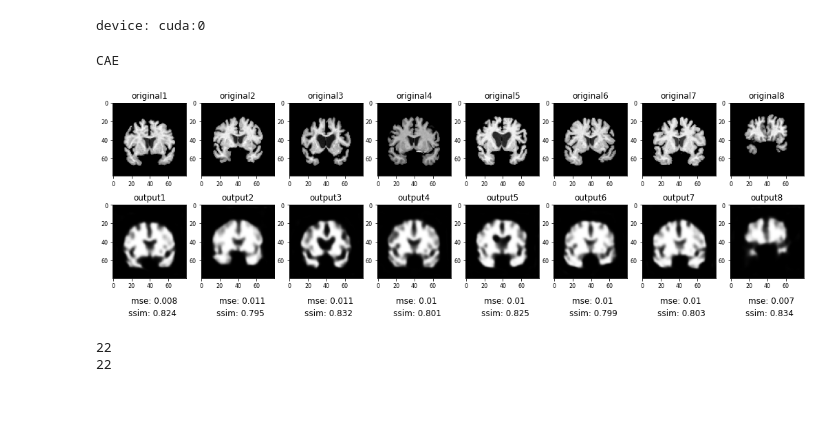
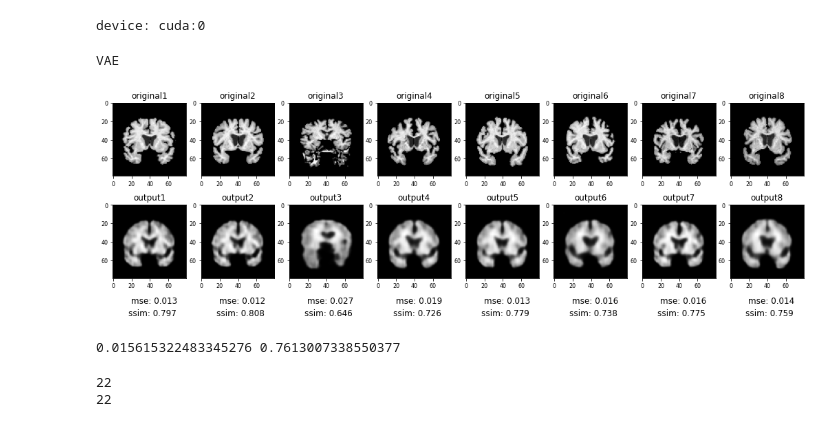
Before and after one commit to Shuya25/mri-ccv, a Jupyter notebook: mri_cae.ipynb, the cells around one changed output. Drawn from its saved outputs; the diff is of its cells as text; code cells hidden in the pictures.

```diff
--- a/mri_cae.ipynb
+++ b/mri_cae.ipynb
@@ -77,7 +77,7 @@ def parser():
     parser.add_argument("--log", type=str, default="output")
     parser.add_argument("--n_train", type=float, default=0.8)
     parser.add_argument("--train_or_loadnet", type=str, default="loadnet")    # train or loadnet
-    parser.add_argument("--model", type=str, default="CAE")     # VAE or CAE
+    parser.add_argument("--model", type=str, default="VAE")     # VAE or CAE
     args = parser.parse_args(args=[])
     return args
 
@@ -145,7 +145,7 @@ if args.model == "VAE":
 
     os.makedirs(log_path, exist_ok=True)
 
-    net = models.Vaee()
+    net = models.Vae()
 
     net.load_state_dict(torch.load(log_path+'vae_weight.pth'))
 
@@ -163,35 +163,36 @@ if args.model == "VAE":
     show_image(image, output)
     mse, ssim = calc_ssim(image, output)
     print(mse, ssim)
     # pil_img = Image.fromarray(np.flip(output[0].numpy().reshape(80, 80, 80).transpose(1,2,0)[50],0) * 255)
     # pil_img = pil_img.convert("L")
     #pil_img.save(log_path+"img/vae_output_img.jpg")
 
 
 elif args.model == "CAE":
     print("CAE")
     log_path = "./logs/" + args.log + "_cae/"
     os.makedirs(log_path, exist_ok=True)
 
     net = models.Cae()
     net.load_state_dict(torch.load(log_path+'cae_weight.pth'))
 
     val_loader_iter = iter(train_loader)
     image, _ = next(val_loader_iter)
     image = image.to(device)
     net.to(device)
     net.eval()
     with torch.no_grad():
         output = net(image)
 
     image = image.cpu()
     output = output.cpu()
 
     show_image(image, output)
 # %% [output]
 device: cuda:0
-CAE
+VAE
-[figure, old version]
+[figure, new version]
+0.015615322483345276 0.7613007338550377
 # %%
 encoder_output_list = []
 label_list = []
```
Also changed, not shown: 5 other files.
